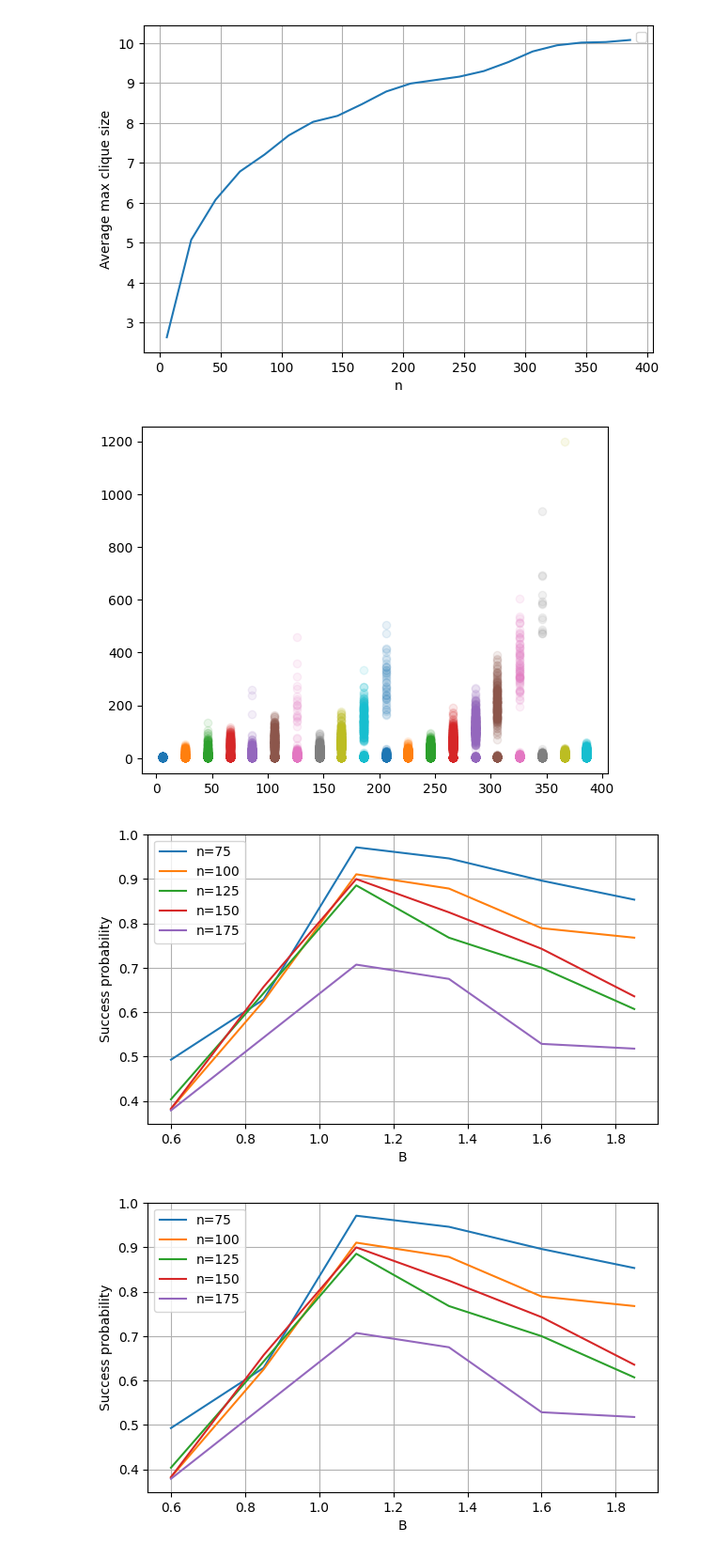
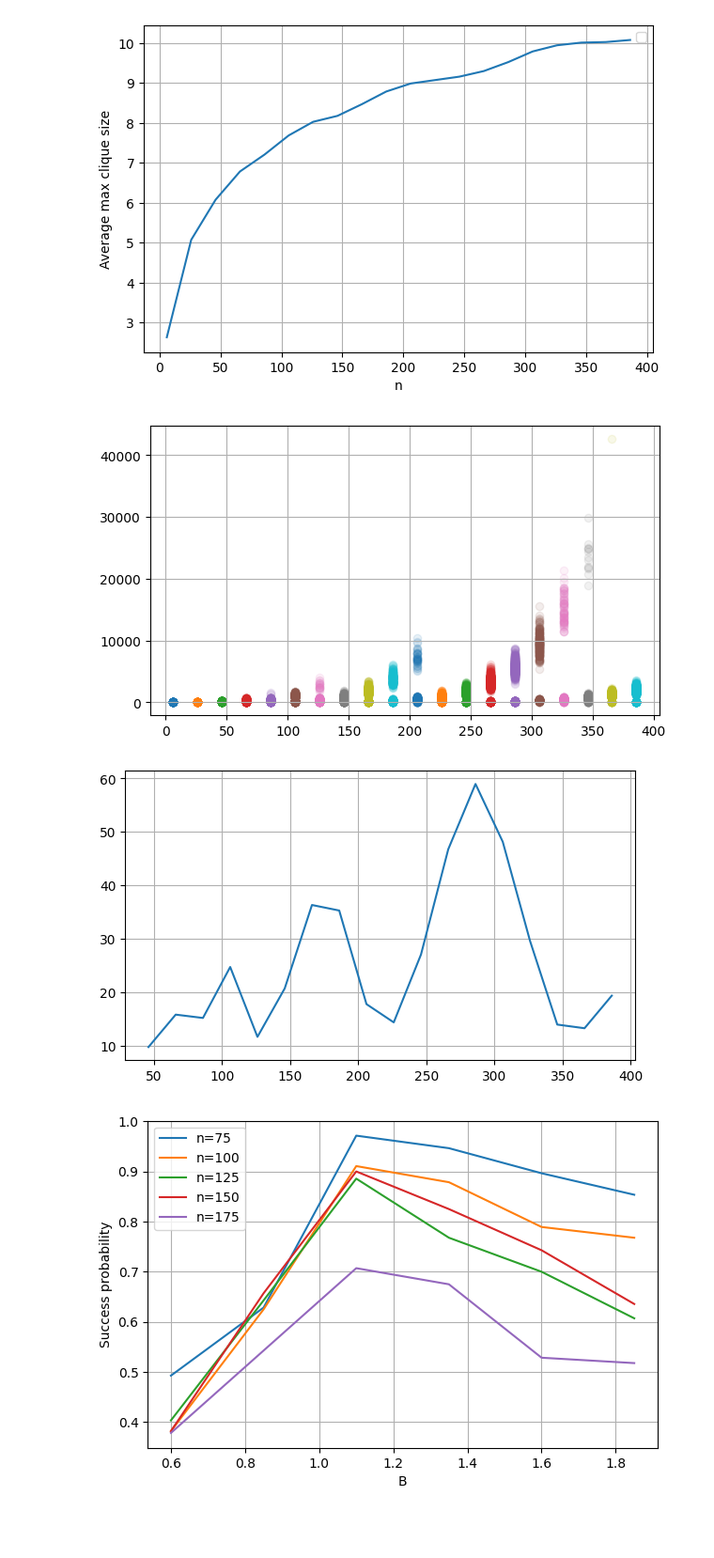
Before and after one commit to AlenLeban/KvantneKlike, a Jupyter notebook: visualize.ipynb, the cells around one changed output. Shown at 94% size. Saved outputs shown, nothing was run; the diff lists cells and outputs as text; code cells hidden in the pictures; blank space fills up the shorter version.

```diff
--- a/visualize.ipynb
+++ b/visualize.ipynb
@@ -339,18 +339,29 @@ minorticks
 # %%
 with open("benchmarkResults/qa_results_maxclique_n.json", "r") as f:
     benchmark_results = json.load(f)
 
-plt.figure()
+
+plt.figure(figsize=(7,4))
 ns = [s["n"] for s in benchmark_results["problem_sizes"]]
-ys = [[r["maximal_clique_counts"][str(r["k"])] for r in rs] for rs in benchmark_results["results_per_size"]]
+ys = [[r["maximal_clique_counts"][sorted(list(r["maximal_clique_counts"].keys()), key=lambda x: int(x))[-2]] for r in rs if len(r["maximal_clique_counts"]) > 1] for rs in benchmark_results["results_per_size"]]
 for i in range(len(ns)):
     plt.scatter(np.full_like(ys[i], ns[i]), ys[i], alpha=0.1)
+plt.grid()
 plt.show()
 
+plt.figure(figsize=(7,4))
+ns = np.array([s["n"] for s in benchmark_results["problem_sizes"][2:]])
+ys = np.array([
+    np.mean(np.array([r["maximal_clique_counts"][sorted(list(r["maximal_clique_counts"].keys()), key=lambda x: int(x))[-1]] for r in rs if len(r["maximal_clique_counts"]) > 1]))
+     / 1 for rs in benchmark_results["results_per_size"][2:]])
+plt.plot(np.full_like(ys, ns), ys)
+# plt.yscale("log")
+plt.grid()
+plt.show()
 
 plot_success_prob_for_var("benchmarkResults/qa_results_maxclique_n_b.json", ["B", "n"],
                           plots=["found_solution"], yscale="linear", ylim=None)
 # %% [output]
-[figure, old version]
+[figure, new version]
-[figure, old version]
+[figure, new version]
-[figure, old version]
+[figure, new version]
```
Also changed, not shown: parts of 3 cells of this notebook, 15 other files.
